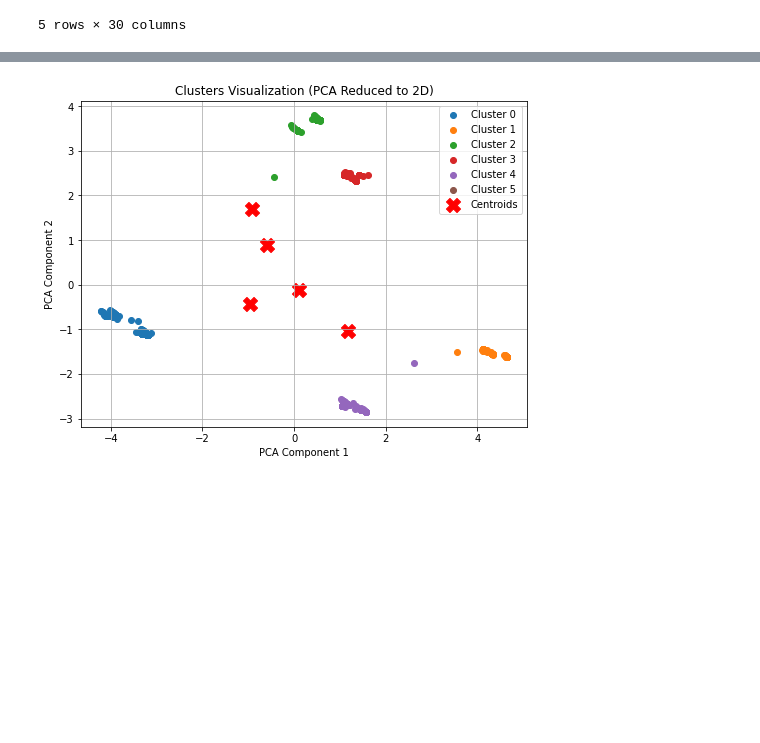
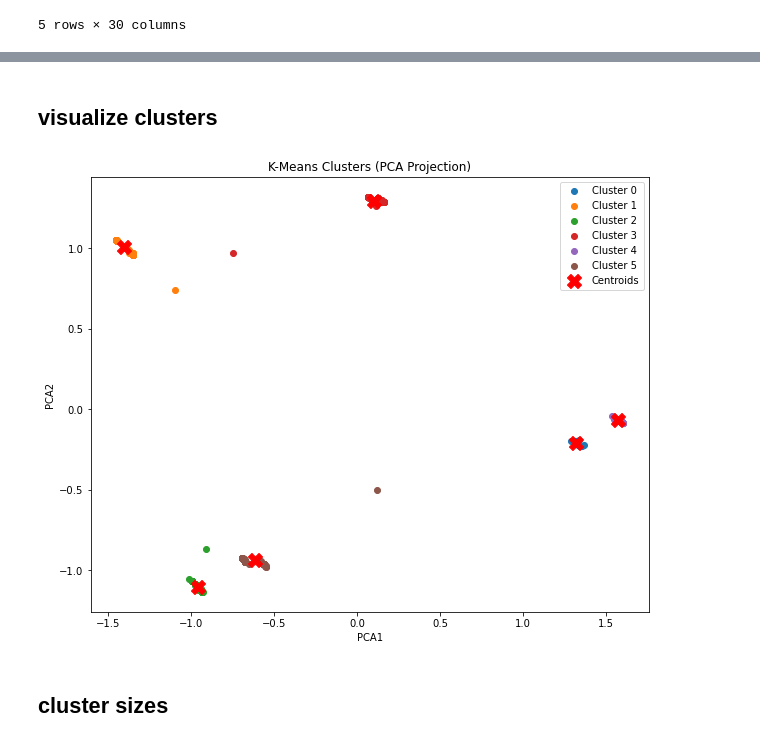
Before and after one commit to Marikinyo/E-commerce-Customer-Behavior, a Jupyter notebook: customer_segmenation.ipynb, the cells around one changed output, grey strips where cells are left out. Saved outputs shown, nothing was run; the diff lists cells and outputs as text; code cells hidden in the pictures; blank space fills up the shorter version.

Commit message:
remove  StandardScaler part
data values are already between (0,1) and StandardScaler part was inappropriate

```diff
--- a/customer_segmenation.ipynb
+++ b/customer_segmenation.ipynb
@@ -62,4 +39,0 @@ plt.show()
-# %%
-# Step 1: Apply K-Means with k=6
-kmeans = KMeans(n_clusters=5, random_state=42, n_init=10, max_iter=300)
-kmeans.fit(X_scaled)
@@ -68,3 +39,0 @@ KMeans(n_clusters=5, n_init=10, random_state=42)
-# %%
-# Step 2: Add cluster labels to the original data
-df['Cluster'] = kmeans.labels_
@@ -111,0 +76,8 @@ X_pca = pca.fit_transform(X_scaled)
+# %%
+k = 6  # Replace with the chosen number of clusters
+kmeans = KMeans(n_clusters=k, random_state=42, n_init=10)
+df['Cluster'] = kmeans.fit_predict(df)
+
+# Cluster centroids
+centroids = kmeans.cluster_centers_
+print("Centroids:\n", centroids)
@@ -112,19 +102,33 @@ X_pca = pca.fit_transform(X_scaled)
+# %% [markdown]
+## visualize clusters
 # %%
+# Ensure only the original feature columns are used for PCA
+original_features = df.drop(columns=['Cluster', 'PCA1', 'PCA2'], errors='ignore')
+
+# Refit PCA with the correct number of features
+pca = PCA(n_components=2)
+data_pca = pca.fit_transform(original_features)
+
+# Add PCA components to the dataset
+df['PCA1'] = data_pca[:, 0]
+df['PCA2'] = data_pca[:, 1]
+
 # Plot the clusters
-plt.figure(figsize=(8, 6))
-for cluster in range(6):
-    plt.scatter(X_pca[df['Cluster'] == cluster, 0],
-                X_pca[df['Cluster'] == cluster, 1],
+plt.figure(figsize=(10, 8))
+for cluster in range(k):
+    plt.scatter(df[df['Cluster'] == cluster]['PCA1'],
+                df[df['Cluster'] == cluster]['PCA2'],
                 label=f'Cluster {cluster}')
-
-plt.scatter(kmeans.cluster_centers_[:, 0], kmeans.cluster_centers_[:, 1],
-            s=200, c='red', marker='X', label='Centroids')
-
-plt.title('Clusters Visualization (PCA Reduced to 2D)')
-plt.xlabel('PCA Component 1')
-plt.ylabel('PCA Component 2')
+# Transform the centroids for PCA visualization
+centroids_pca = pca.transform(kmeans.cluster_centers_)
+plt.scatter(centroids_pca[:, 0], centroids_pca[:, 1],
+            color='red', marker='X', s=200, label='Centroids')
+plt.title("K-Means Clusters (PCA Projection)")
+plt.xlabel("PCA1")
+plt.ylabel("PCA2")
 plt.legend()
-plt.grid()
 plt.show()
 # %% [output]
-[figure, old version]
+[figure, new version]
+# %% [markdown]
+## cluster sizes
```
Also changed, not shown: parts of 17 cells of this notebook.
